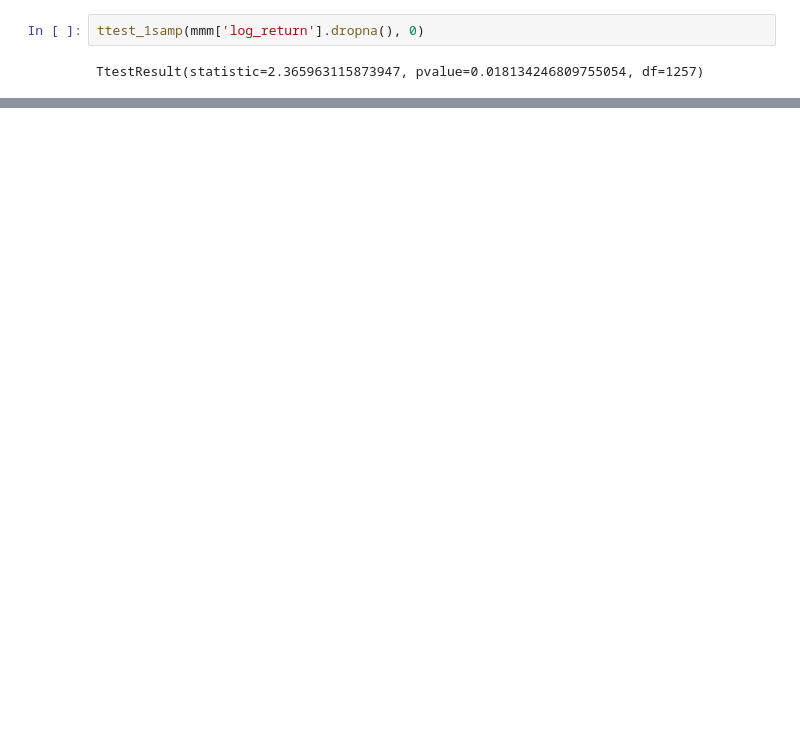
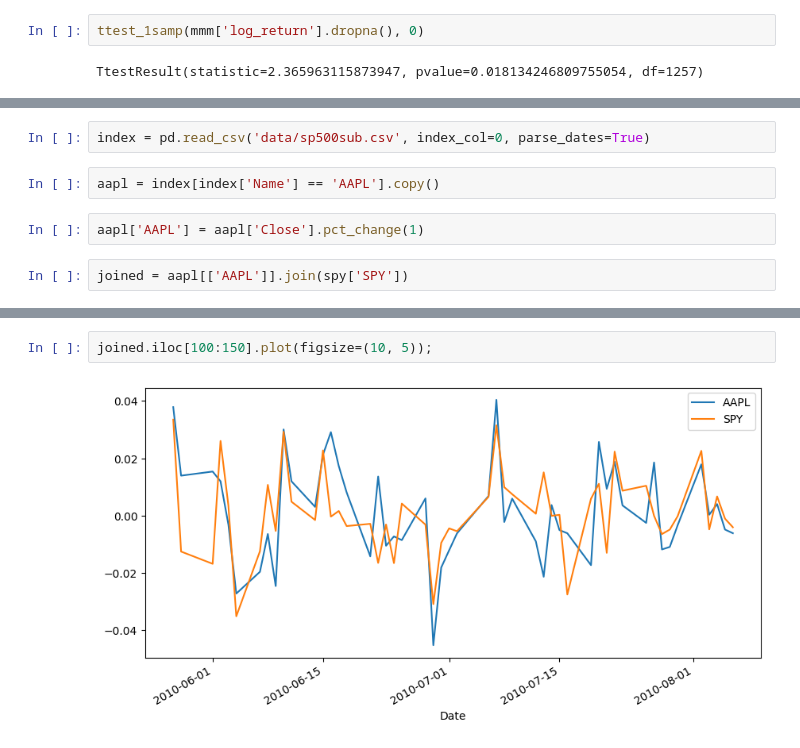
Before and after one commit to tvaditya/pyfineng, a Jupyter notebook: getFinancialData/Return and Statistics.ipynb, the cells around one changed output, grey strips where cells are left out. Drawn from its saved outputs; the diff is of its cells as text; blank space fills up the shorter version.

```diff
--- a/getFinancialData/Return and Statistics.ipynb
+++ b/getFinancialData/Return and Statistics.ipynb
@@ -348,0 +495,8 @@ TtestResult(statistic=2.365963115873947, pvalue=0.018134246809755054, df=1257)
+# %%
+index = pd.read_csv('data/sp500sub.csv', index_col=0, parse_dates=True)
+# %%
+aapl = index[index['Name'] == 'AAPL'].copy()
+# %%
+aapl['AAPL'] = aapl['Close'].pct_change(1)
+# %%
+joined = aapl[['AAPL']].join(spy['SPY'])
@@ -348,0 +513,4 @@ TtestResult(statistic=2.365963115873947, pvalue=0.018134246809755054, df=1257)
+# %%
+joined.iloc[100:150].plot(figsize=(10, 5));
+# %% [output]
+[figure, added]
```
Also changed, not shown: parts of 40 cells of this notebook.
